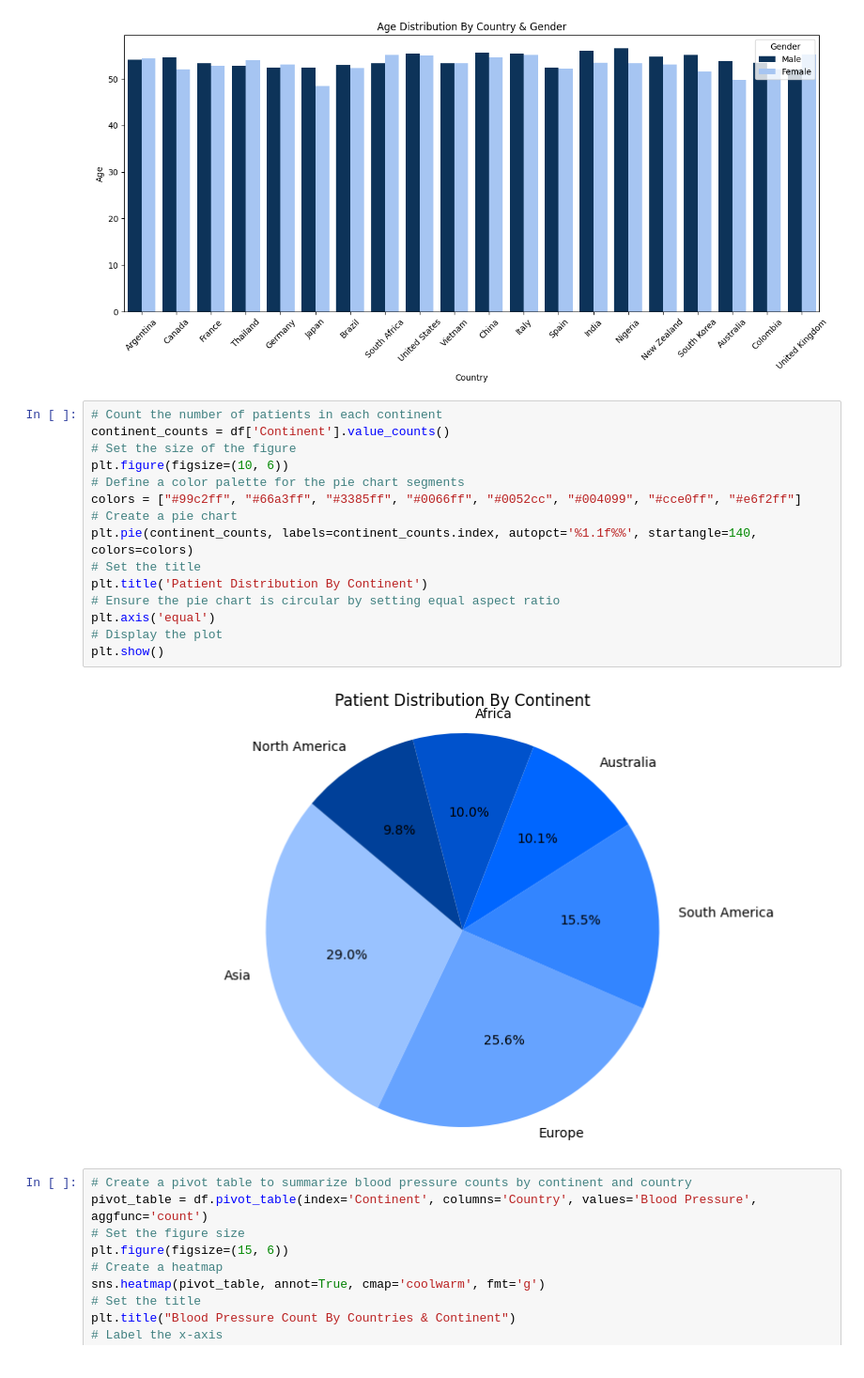
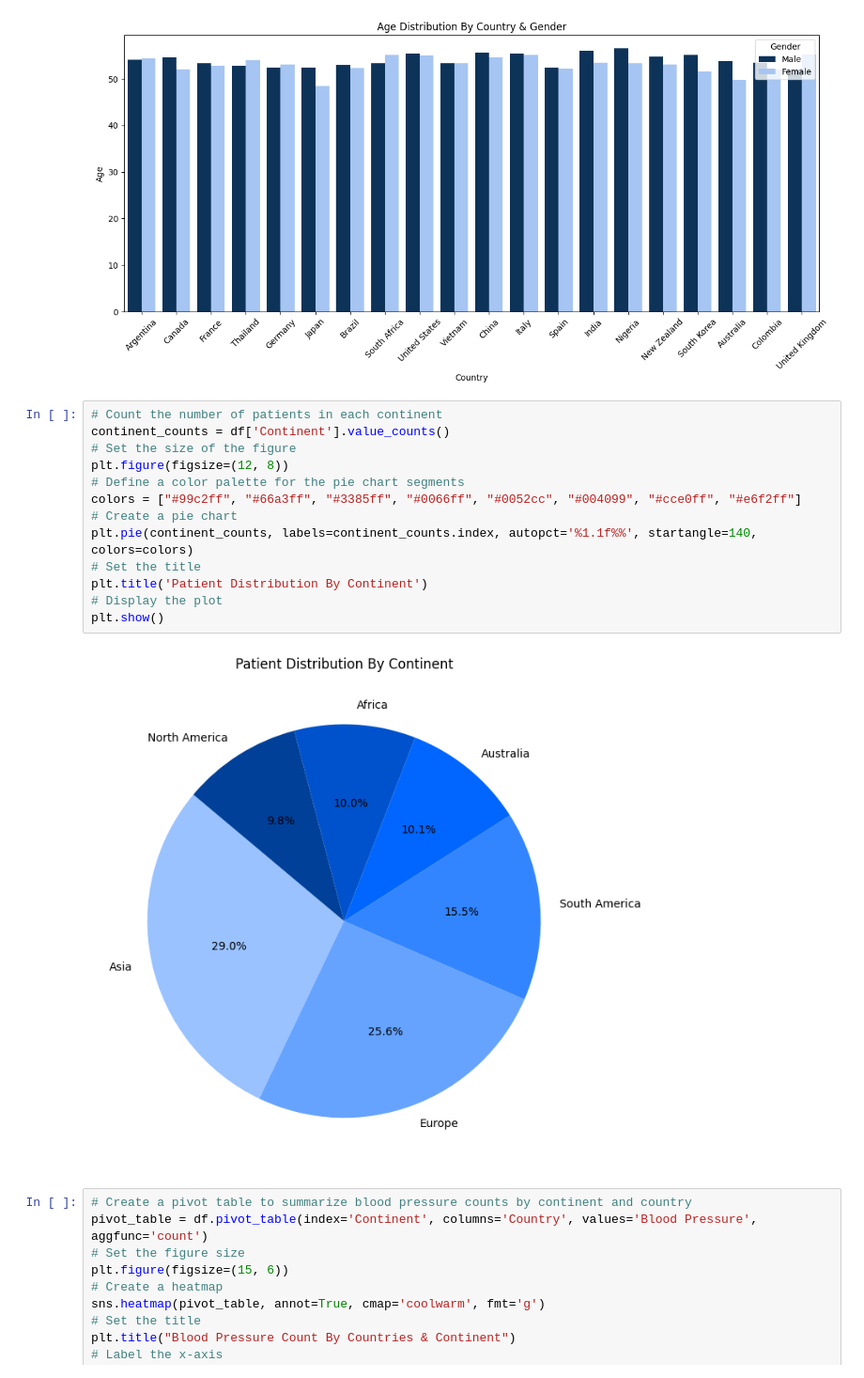
Before and after one commit to khanahad27/DANLC, a Jupyter notebook: Python Project/Cardiac_Arrest_Analysis.ipynb, the cells around one changed output. Shown at 94% size. Cells and saved outputs as stored; diff of their text form.

```diff
--- a/Python Project/Cardiac_Arrest_Analysis.ipynb
+++ b/Python Project/Cardiac_Arrest_Analysis.ipynb
@@ -157,20 +157,18 @@ plt.show()
 # %%
 # Count the number of patients in each continent
 continent_counts = df['Continent'].value_counts()
 # Set the size of the figure
-plt.figure(figsize=(10, 6))
+plt.figure(figsize=(12, 8))
 # Define a color palette for the pie chart segments
 colors = ["#99c2ff", "#66a3ff", "#3385ff", "#0066ff", "#0052cc", "#004099", "#cce0ff", "#e6f2ff"]
 # Create a pie chart
 plt.pie(continent_counts, labels=continent_counts.index, autopct='%1.1f%%', startangle=140, colors=colors)
 # Set the title
 plt.title('Patient Distribution By Continent')
-# Ensure the pie chart is circular by setting equal aspect ratio
-plt.axis('equal')
 # Display the plot
 plt.show()
 # %% [output]
-[figure, old version]
+[figure, new version]
 # %%
 # Create a pivot table to summarize blood pressure counts by continent and country
 pivot_table = df.pivot_table(index='Continent', columns='Country', values='Blood Pressure', aggfunc='count')
```
Also changed, not shown: parts of 3 cells of this notebook, 2 other files.
